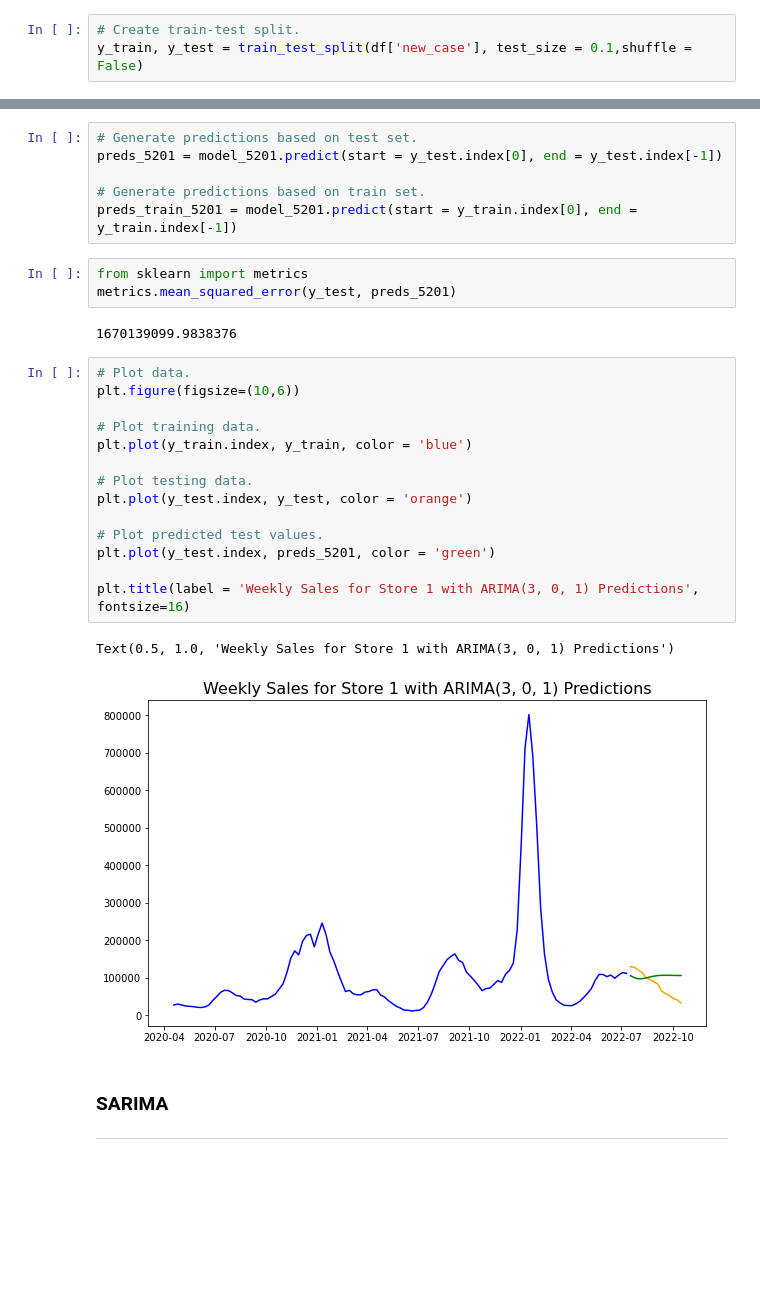
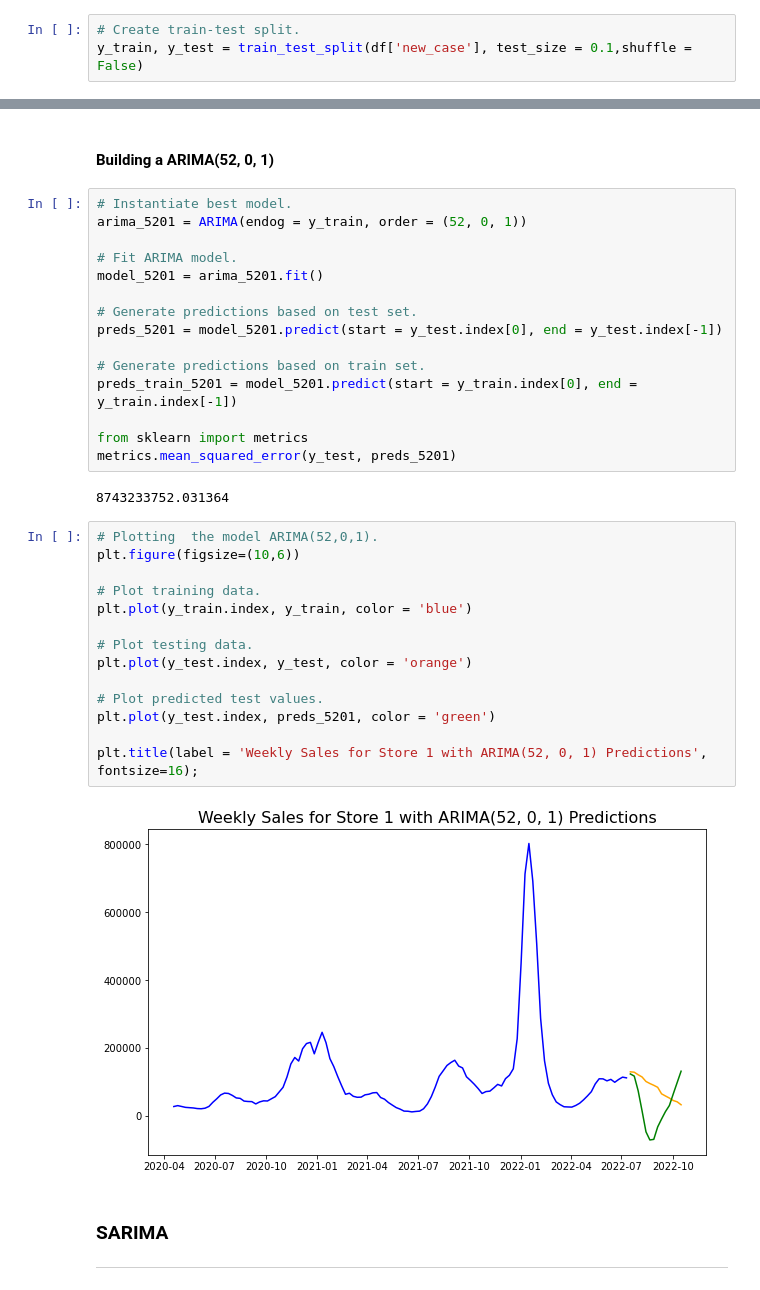
Before and after one commit to DeeVerma1/Project-4, a Jupyter notebook: code/02.1 - EDA_COVID_Cases.ipynb, the cells around one changed output, grey strips where cells are left out. Cells and saved outputs as stored; diff of their text form; blank space fills up the shorter version.

```diff
--- a/code/02.1 - EDA_COVID_Cases.ipynb
+++ b/code/02.1 - EDA_COVID_Cases.ipynb
@@ -308,31 +392,38 @@ model_5201 = arima_5201.fit()
+# %% [markdown]
+#### Building a ARIMA(52, 0, 1)
 # %%
+# Instantiate best model.
+arima_5201 = ARIMA(endog = y_train, order = (52, 0, 1))
+
+# Fit ARIMA model.
+model_5201 = arima_5201.fit()
+
 # Generate predictions based on test set.
 preds_5201 = model_5201.predict(start = y_test.index[0], end = y_test.index[-1])
 
 # Generate predictions based on train set.
 preds_train_5201 = model_5201.predict(start = y_train.index[0], end = y_train.index[-1])
+
+from sklearn import metrics
+metrics.mean_squared_error(y_test, preds_5201)
+# %% [output]
+8743233752.031364
-# %%
-from sklearn import metrics
-metrics.mean_squared_error(y_test, preds_5201)
-# %% [output]
-1670139099.9838376
 # %%
-# Plot data.
+# Plotting  the model ARIMA(52,0,1).
 plt.figure(figsize=(10,6))
 
 # Plot training data.
 plt.plot(y_train.index, y_train, color = 'blue')
 
 # Plot testing data.
 plt.plot(y_test.index, y_test, color = 'orange')
 
 # Plot predicted test values.
 plt.plot(y_test.index, preds_5201, color = 'green')
 
-plt.title(label = 'Weekly Sales for Store 1 with ARIMA(3, 0, 1) Predictions', fontsize=16)
+plt.title(label = 'Weekly Sales for Store 1 with ARIMA(52, 0, 1) Predictions', fontsize=16);
 # %% [output]
-Text(0.5, 1.0, 'Weekly Sales for Store 1 with ARIMA(3, 0, 1) Predictions')
-[figure, old version]
+[figure, new version]
 # %% [markdown]
 ### SARIMA
 ----
```
Also changed, not shown: parts of 41 cells of this notebook.
